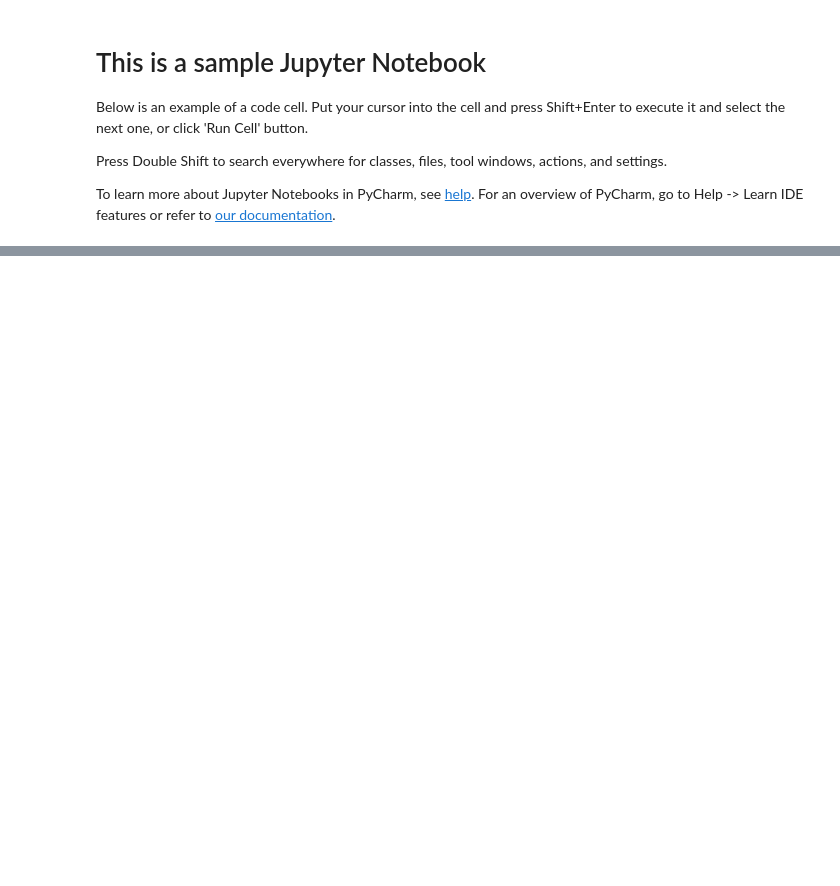
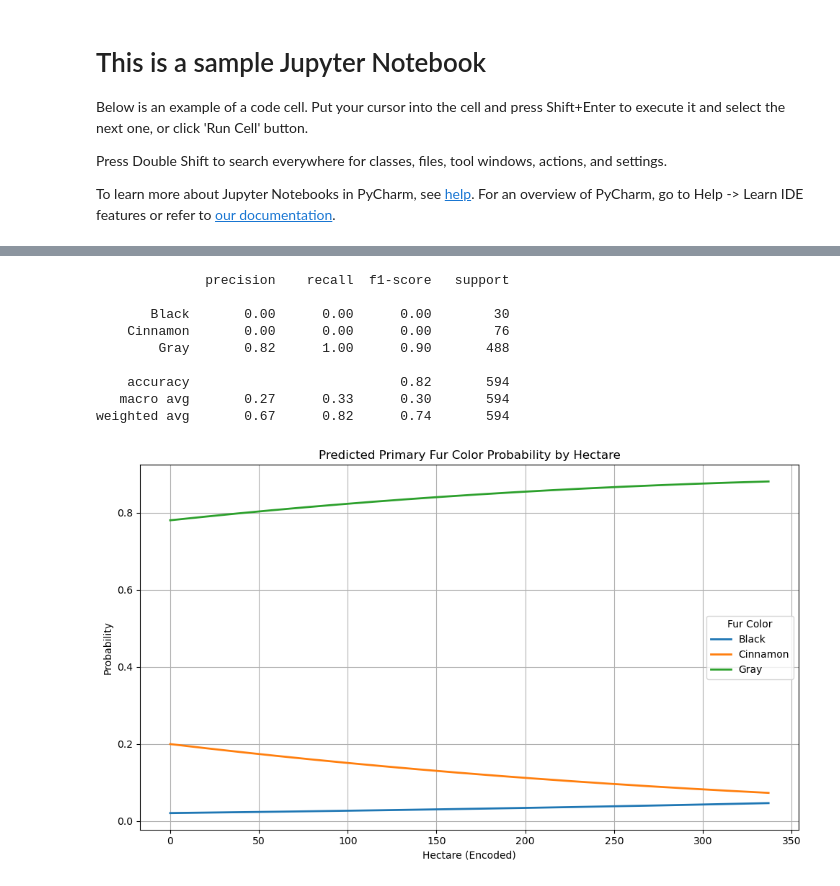
Before and after one commit to NWuSunset/SquirrelDataProject, a Jupyter notebook: sample.ipynb, the cells around one changed output, grey strips where cells are left out. Cells and saved outputs as stored; diff of their text form; code cells hidden in the pictures; blank space fills up the shorter version.

```diff
--- a/sample.ipynb
+++ b/sample.ipynb
@@ -10,15 +10,27 @@ To learn more about Jupyter Notebooks in PyCharm, see [help](https://www.jetbrai
 For an overview of PyCharm, go to Help -> Learn IDE features or refer to [our documentation](https://www.jetbrains.com/help/pycharm/getting-started.html).
 # %%
 import pandas as pd
-import matplotlib as mpl
-import sklearn as skl
+import matplotlib.pyplot as plt
+from sklearn import linear_model
 import numpy as np
 from sklearn.linear_model import LinearRegression
+from sklearn.linear_model import LogisticRegression
+from sklearn.model_selection import train_test_split
+from sklearn.preprocessing import LabelEncoder
+from sklearn.metrics import classification_report
+from sklearn.preprocessing import StandardScaler
+from sklearn.cluster import KMeans
 
 #Are squirrels who climb more often more likely to approach humans? (linear regression?)
 #Which location has squirrels that are most likely to approach humans? (clustering , N,S,E,W)
 
 data = pd.read_csv("2018_Central_Park_Squirrel_Census_-_Squirrel_Data_20250418.csv")
 print("Hello World!")
+
+# Strip any leading/trailing spaces from column names
+data.columns = data.columns.str.strip()
+
+# Now you should be able to access columns like this:
+print(data.columns)  # Check to confirm exact names
 # %% [output]
 Hello World!
@@ -25,5 +46,67 @@ Hello World!
 # %%
 ##Does elevation impact the secondary fur color of squirrels? (Logistic regression) (predict squirle 2nd hair color)
+import pandas as pd
+
+
+# Strip column names
+data.columns = data.columns.str.strip()
+
+# Drop rows missing key data
+data = data.dropna(subset=['Primary Fur Color', 'Hectare'])
+
+# Encode Hectare
+hectare_le = LabelEncoder()
+data['Hectare_Label'] = hectare_le.fit_transform(data['Hectare'])
+
+# Encode Fur Color
+fur_le = LabelEncoder()
+data['Fur_Color_Label'] = fur_le.fit_transform(data['Primary Fur Color'])
+
+# Features and target
+x = data[['Hectare_Label']]
+y = data['Fur_Color_Label']
+
+# Split
+x_train, x_test, y_train, y_test = train_test_split(x, y, test_size=0.2, random_state=42)
+
+# Logistic regression
+model = LogisticRegression()
+model.fit(x_train, y_train)
+
+# Evaluate
+y_pred = model.predict(x_test)
+print(classification_report(y_test, y_pred, target_names=fur_le.classes_, zero_division=0))
+
+#pyplot plotting for testing
+#get the x range (fix this for labeling later?)
+x_range = np.arange(data['Hectare_Label'].min(), data['Hectare_Label'].max() + 1).reshape(-1, 1)
+
+#get fur color probability
+probs = model.predict_proba(x_range)
+
+plt.figure(figsize=(10, 6))
+for i, color in enumerate(fur_le.classes_):
+    plt.plot(x_range, probs[:, i], label=color, linewidth=2)
+
+plt.title("Predicted Primary Fur Color Probability by Hectare")
+plt.xlabel("Hectare (Encoded)")
+plt.ylabel("Probability")
+#plt.xticks(x_range.flatten(), hectare_le.inverse_transform(x_range.flatten()), rotation=90)
+plt.legend(title='Fur Color')
+plt.grid(True)
+plt.tight_layout()
+plt.show()
+# %% [output]
+              precision    recall  f1-score   support
+
+       Black       0.00      0.00      0.00        30
+    Cinnamon       0.00      0.00      0.00        76
+        Gray       0.82      1.00      0.90       488
+
+    accuracy                           0.82       594
+   macro avg       0.27      0.33      0.30       594
+weighted avg       0.67      0.82      0.74       594
+[figure, added]
 # %%
 #Climbing Squirrles (linear regression. Climb amount (# of times observed climbing) vs chance to approach humans)
 
```
Also changed, not shown: parts of 3 cells of this notebook.
